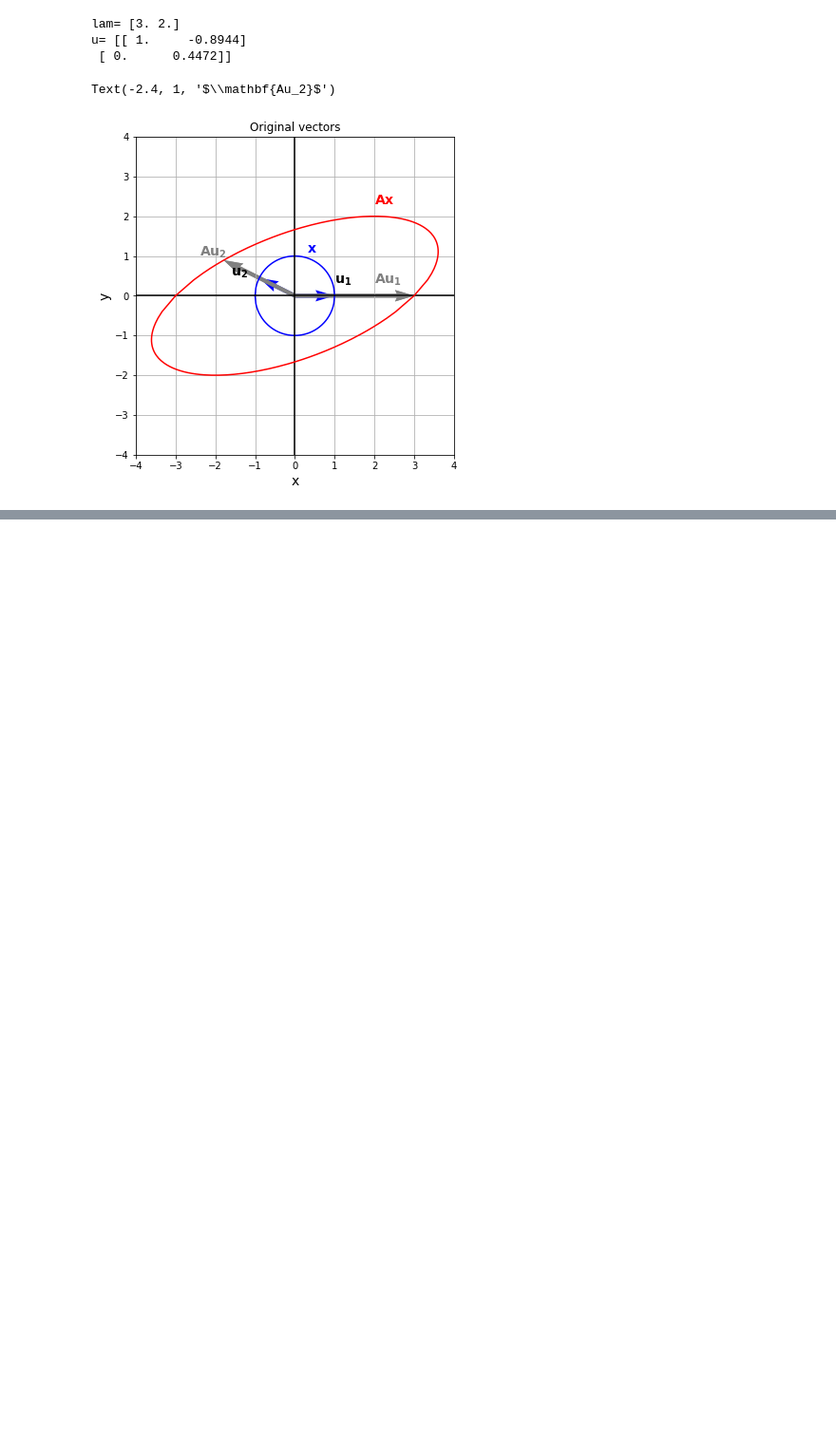
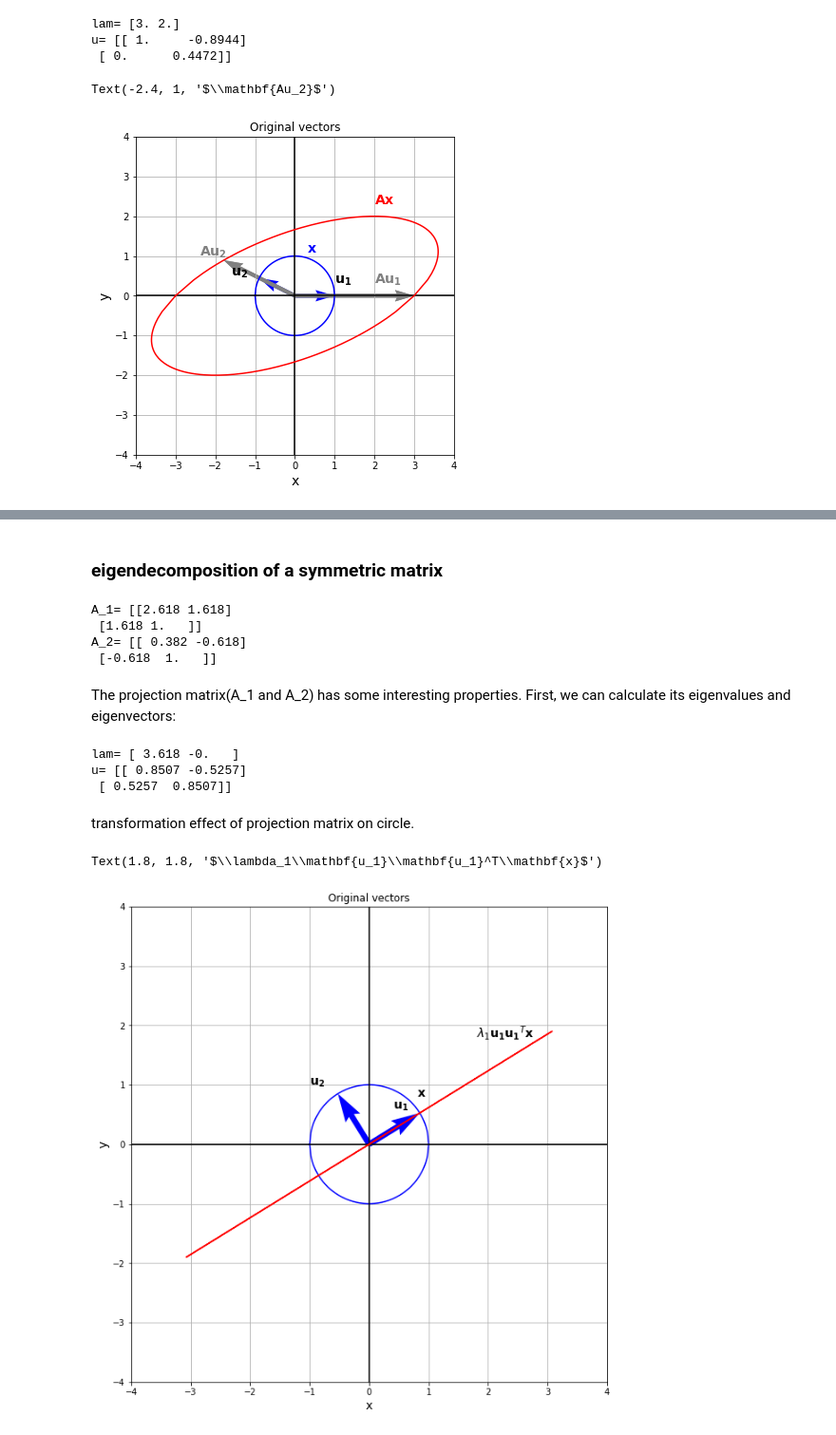
Before and after one commit to Hamideh-Mehri/Singular-Value-Decomposition, a Jupyter notebook: SVD.ipynb, the cells around one changed output, grey strips where cells are left out. Shown at 95% size. Drawn from its saved outputs; the diff is of its cells as text; code cells hidden in the pictures; blank space fills up the shorter version.

```diff
--- a/SVD.ipynb
+++ b/SVD.ipynb
@@ -333,0 +411,75 @@ Text(-2.4, 1, '$\\mathbf{Au_2}$')
+# %% [markdown]
+### eigendecomposition of a symmetric matrix
+# %%
+A = np.array([[3, 1],
+              [1, 2]])
+
+lam, u = np.linalg.eig(A)
+u1= u[:,0].reshape(2,1)
+lam1 = lam[0]
+# A_1 = lambda_1 * u1 * u1^T
+A_1 = lam1 * (u1 @ u1.T)  # projection matrix
+u2= u[:,1].reshape(2,1)
+lam2 = lam[1]
+# A_2 = lambda_2 * u2 * u2^T
+A_2 = lam2 * (u2 @ u2.T)  # projection matrix
+print("A_1=", np.round(A_1, 4))
+print("A_2=", np.round(A_2, 4))
+# %% [output]
+A_1= [[2.618 1.618]
+ [1.618 1.   ]]
+A_2= [[ 0.382 -0.618]
+ [-0.618  1.   ]]
+# %% [markdown]
+The projection matrix(A_1 and A_2) has some interesting properties. First, we can calculate its eigenvalues and eigenvectors:
+# %%
+lam_A_1, u_A_1 = np.linalg.eig(A_1)
+print("lam=", np.round(lam_A_1, 4))
+print("u=", np.round(u_A_1, 4))
+# %% [output]
+lam= [ 3.618 -0.   ]
+u= [[ 0.8507 -0.5257]
+ [ 0.5257  0.8507]]
+# %% [markdown]
+transformation effect of projection matrix on circle.
+# %%
+# Creating the vectors for a circle and storing them in x
+xi1 = np.linspace(-1.0, 1.0, 100)
+xi2 = np.linspace(1.0, -1.0, 100)
+yi1 = np.sqrt(1 - xi1**2)
+yi2 = -np.sqrt(1 - xi2**2)
+
+xi = np.concatenate((xi1, xi2),axis=0)
+yi = np.concatenate((yi1, yi2),axis=0)
+x = np.vstack((xi, yi))
+
+t = A_1 @ x  # Vectors in t are the transformed vectors of x
+
+# getting the transformed sample of x from t
+t_sample = t[:, 100]
+
+fig, ax1 = plt.subplots(figsize=(10,15))
+
+plt.subplots_adjust(wspace=0.4)
+
+# Plotting s
+ax1.plot(x[0,:], x[1,:], color='b')
+ax1.set_xlabel('x', fontsize=14)
+ax1.set_ylabel('y', fontsize=14)
+ax1.set_xlim([-4,4])
+ax1.set_ylim([-4,4])
+ax1.set_aspect('equal')
+ax1.grid(True)
+ax1.set_title("Original vectors")
+ax1.axhline(y=0, color='k')
+ax1.axvline(x=0, color='k')
+ax1.text(0.8, 0.8, "$\mathbf{x}$", fontsize=14)
+
+ax1.plot(t[0, :], t[1, :], color='r')
+ax1.quiver([0,0],[0,0], u[0,:], u[1,:], color=['b'], width=0.012, angles='xy', scale_units='xy', scale=1)
+ax1.text(0.4, 0.6, "$\mathbf{u_1}$", fontsize=14)
+ax1.text(-1, 1, "$\mathbf{u_2}$", fontsize=14)
+ax1.text(1.8, 1.8, "$\lambda_1\mathbf{u_1}\mathbf{u_1}^T\mathbf{x}$", fontsize=14)
+# %% [output]
+Text(1.8, 1.8, '$\\lambda_1\\mathbf{u_1}\\mathbf{u_1}^T\\mathbf{x}$')
+[figure, added]
```
Also changed, not shown: parts of 8 cells of this notebook.
